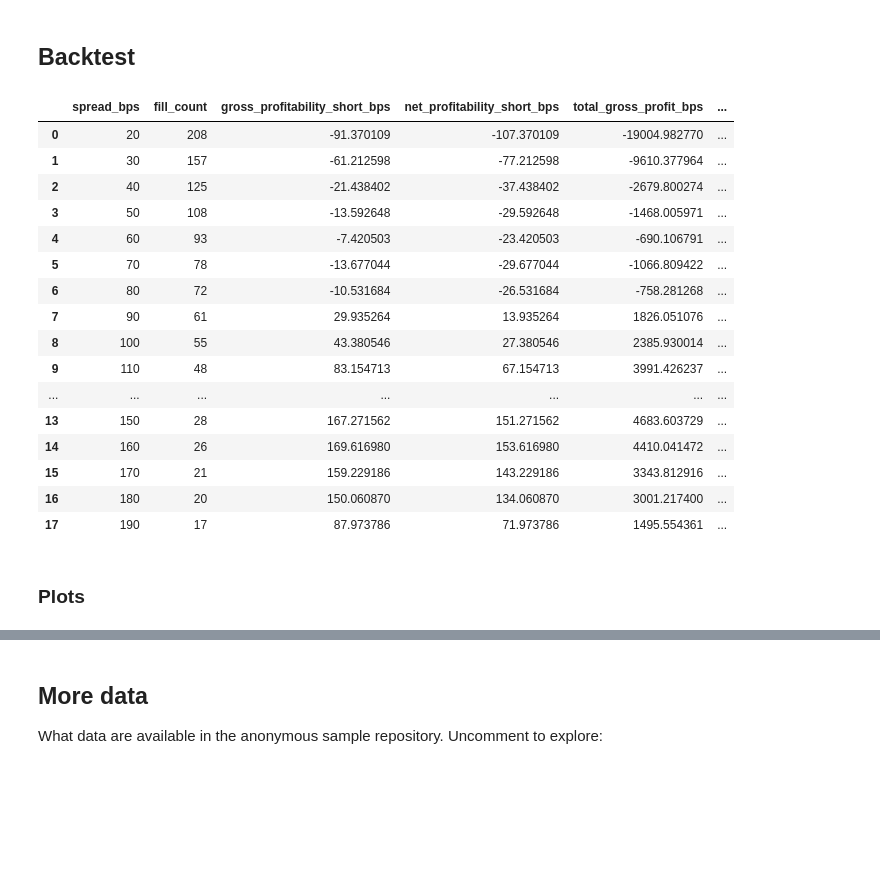
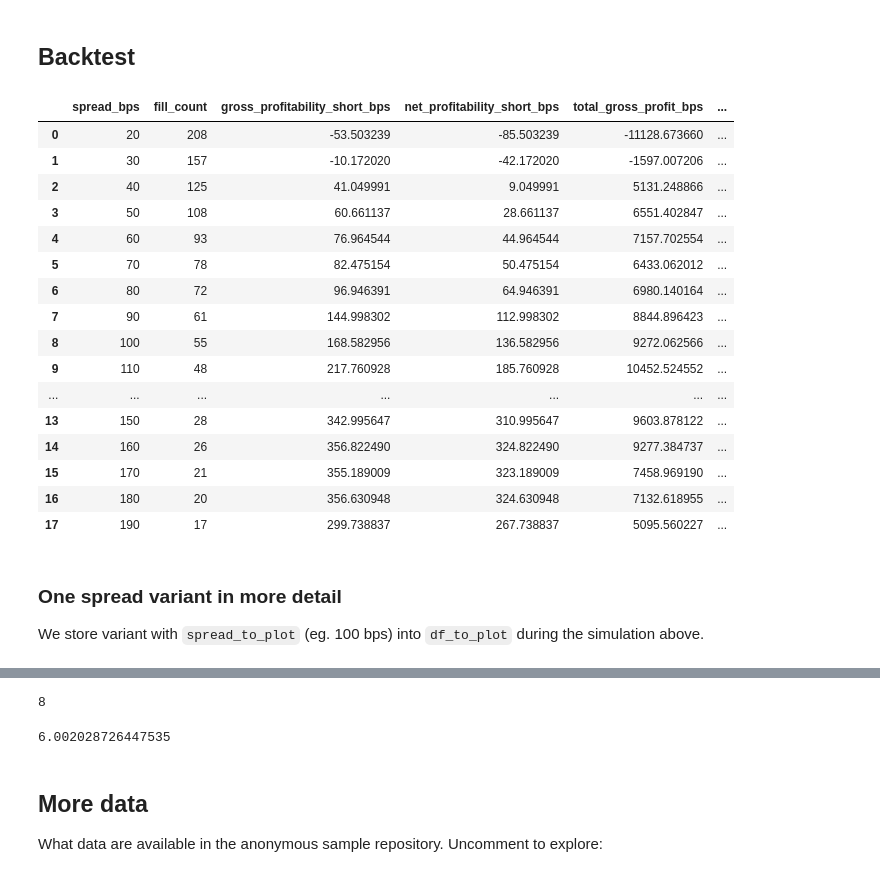
Before and after one commit to crypto-lake/analysis-sharing, a Jupyter notebook: hummingbot_backtest.ipynb, the cells around one changed output, grey strips where cells are left out. Drawn from its saved outputs; the diff is of its cells as text; code cells hidden in the pictures; blank space fills up the shorter version.

```diff
--- a/hummingbot_backtest.ipynb
+++ b/hummingbot_backtest.ipynb
@@ -79,53 +79,75 @@ df.head(3)
 # %%
 results = []
 # Show details of 100bps spread variant in the plot below
-spread_to_plot = 100
+spread_to_plot = 130
 df_to_plot = None
 for spread_bps in range(20, 200, 10):
 	df['spread_bps'] = spread_bps
+	# Use mid-price from eg. 1000 trades in the future as future_price
 	df['future_price'] = df.mid.shift(-trades_lookahead)
 	df['quote_bid'] = round(df.bid_0_price * (1 - df.spread_bps * 0.0001), tick_size_decimals)
 	df['quote_ask'] = round(df.ask_0_price * (1 + df.spread_bps * 0.0001), tick_size_decimals)
+	# Fill sign is +1 for our buy and -1 for sell order
 	df['fill_sign'] = 0
 	df.loc[df.quote_bid > df.price, 'fill_sign'] = 1
+	df.loc[df.quote_bid > df.price, 'fill_price'] = df.quote_bid
 	df.loc[df.quote_ask < df.price, 'fill_sign'] = -1
-	df['gross_profitability_short_bps'] = 10_000 * (df.future_price - df.mid) / df.mid * df.fill_sign
-	df['net_profitability_short_bps'] = (df['gross_profitability_short_bps'] - fees_bps) * df.fill_sign.abs()
+	df.loc[df.quote_ask < df.price, 'fill_price'] = df.quote_ask
+	# Profit without taking fees into account
+	df['gross_profitability_short_bps'] = 10_000 * (df.future_price - df.fill_price) / df.fill_price * df.fill_sign
+	# We subtract fees twice because we assume closing position after eg. 1000 trades for mid-price
+	df['net_profitability_short_bps'] = (df['gross_profitability_short_bps'] - 2*fees_bps) * df.fill_sign.abs()
 	fill_count = df.fill_sign.abs().sum()
 	results.append((spread_bps, fill_count, df.gross_profitability_short_bps.sum() / fill_count))
 	if spread_to_plot == spread_bps:
 		df_to_plot = df.copy()
 
 result_df = pd.DataFrame(results, columns = ['spread_bps', 'fill_count', 'gross_profitability_short_bps'])
-result_df['net_profitability_short_bps'] = result_df.gross_profitability_short_bps - fees_bps
+result_df['net_profitability_short_bps'] = result_df.gross_profitability_short_bps - 2*fees_bps
 result_df['total_gross_profit_bps'] = result_df.gross_profitability_short_bps * result_df.fill_count
 result_df['total_net_profit_bps'] = result_df.net_profitability_short_bps * result_df.fill_count
 result_df
 # %% [output]
 |  | spread_bps | fill_count | gross_profitability_short_bps | net_profitability_short_bps | total_gross_profit_bps | ... |
-| 0 | 20 | 208 | -91.370109 | -107.370109 | -19004.982770 | ... |
-| 1 | 30 | 157 | -61.212598 | -77.212598 | -9610.377964 | ... |
-| 2 | 40 | 125 | -21.438402 | -37.438402 | -2679.800274 | ... |
-| 3 | 50 | 108 | -13.592648 | -29.592648 | -1468.005971 | ... |
-| 4 | 60 | 93 | -7.420503 | -23.420503 | -690.106791 | ... |
-| 5 | 70 | 78 | -13.677044 | -29.677044 | -1066.809422 | ... |
-| 6 | 80 | 72 | -10.531684 | -26.531684 | -758.281268 | ... |
-| 7 | 90 | 61 | 29.935264 | 13.935264 | 1826.051076 | ... |
-| 8 | 100 | 55 | 43.380546 | 27.380546 | 2385.930014 | ... |
-| 9 | 110 | 48 | 83.154713 | 67.154713 | 3991.426237 | ... |
+| 0 | 20 | 208 | -53.503239 | -85.503239 | -11128.673660 | ... |
+| 1 | 30 | 157 | -10.172020 | -42.172020 | -1597.007206 | ... |
+| 2 | 40 | 125 | 41.049991 | 9.049991 | 5131.248866 | ... |
+| 3 | 50 | 108 | 60.661137 | 28.661137 | 6551.402847 | ... |
+| 4 | 60 | 93 | 76.964544 | 44.964544 | 7157.702554 | ... |
+| 5 | 70 | 78 | 82.475154 | 50.475154 | 6433.062012 | ... |
+| 6 | 80 | 72 | 96.946391 | 64.946391 | 6980.140164 | ... |
+| 7 | 90 | 61 | 144.998302 | 112.998302 | 8844.896423 | ... |
+| 8 | 100 | 55 | 168.582956 | 136.582956 | 9272.062566 | ... |
+| 9 | 110 | 48 | 217.760928 | 185.760928 | 10452.524552 | ... |
 | ... | ... | ... | ... | ... | ... | ... |
-| 13 | 150 | 28 | 167.271562 | 151.271562 | 4683.603729 | ... |
-| 14 | 160 | 26 | 169.616980 | 153.616980 | 4410.041472 | ... |
-| 15 | 170 | 21 | 159.229186 | 143.229186 | 3343.812916 | ... |
-| 16 | 180 | 20 | 150.060870 | 134.060870 | 3001.217400 | ... |
-| 17 | 190 | 17 | 87.973786 | 71.973786 | 1495.554361 | ... |
+| 13 | 150 | 28 | 342.995647 | 310.995647 | 9603.878122 | ... |
+| 14 | 160 | 26 | 356.822490 | 324.822490 | 9277.384737 | ... |
+| 15 | 170 | 21 | 355.189009 | 323.189009 | 7458.969190 | ... |
+| 16 | 180 | 20 | 356.630948 | 324.630948 | 7132.618955 | ... |
+| 17 | 190 | 17 | 299.738837 | 267.738837 | 5095.560227 | ... |
-# %% [markdown]
-### Plots
+# %% [markdown]
+### One spread variant in more detail
+
+We store variant with `spread_to_plot` (eg. 100 bps) into `df_to_plot` during the simulation above.
 # %%
 # Plot trades and the spread
 df_to_plot.set_index('trade_received_time')[['bid_0_price', 'ask_0_price', 'price']][:3000:10].iplot(yTitle = 'price')
 # %% [output]
 [interactive output not drawn]
+# %%
+# To reach the profit in this simple simulation (without inventory balancing) we would need enough tokens
+# to buy or sell this many times in a row.
+needed_inventory_in_multiples_of_order_size = df_to_plot.fill_sign.cumsum().abs().max()
+needed_inventory_in_multiples_of_order_size
+# %% [output]
+8
+# %%
+# Because of the above, this is our return on capital in %. We multiply inventory by two because we need two assets
+# eg. when trading BTC-USDT we need to hold both BTC and USDT.
+profit_from_capital_in_percent = df_to_plot.net_profitability_short_bps.sum() / 100 / (needed_inventory_in_multiples_of_order_size * 2)
+profit_from_capital_in_percent
+# %% [output]
+6.002028726447535
 # %% [markdown]
 ## More data
 
```
Also changed, not shown: parts of 1 cell of this notebook.
